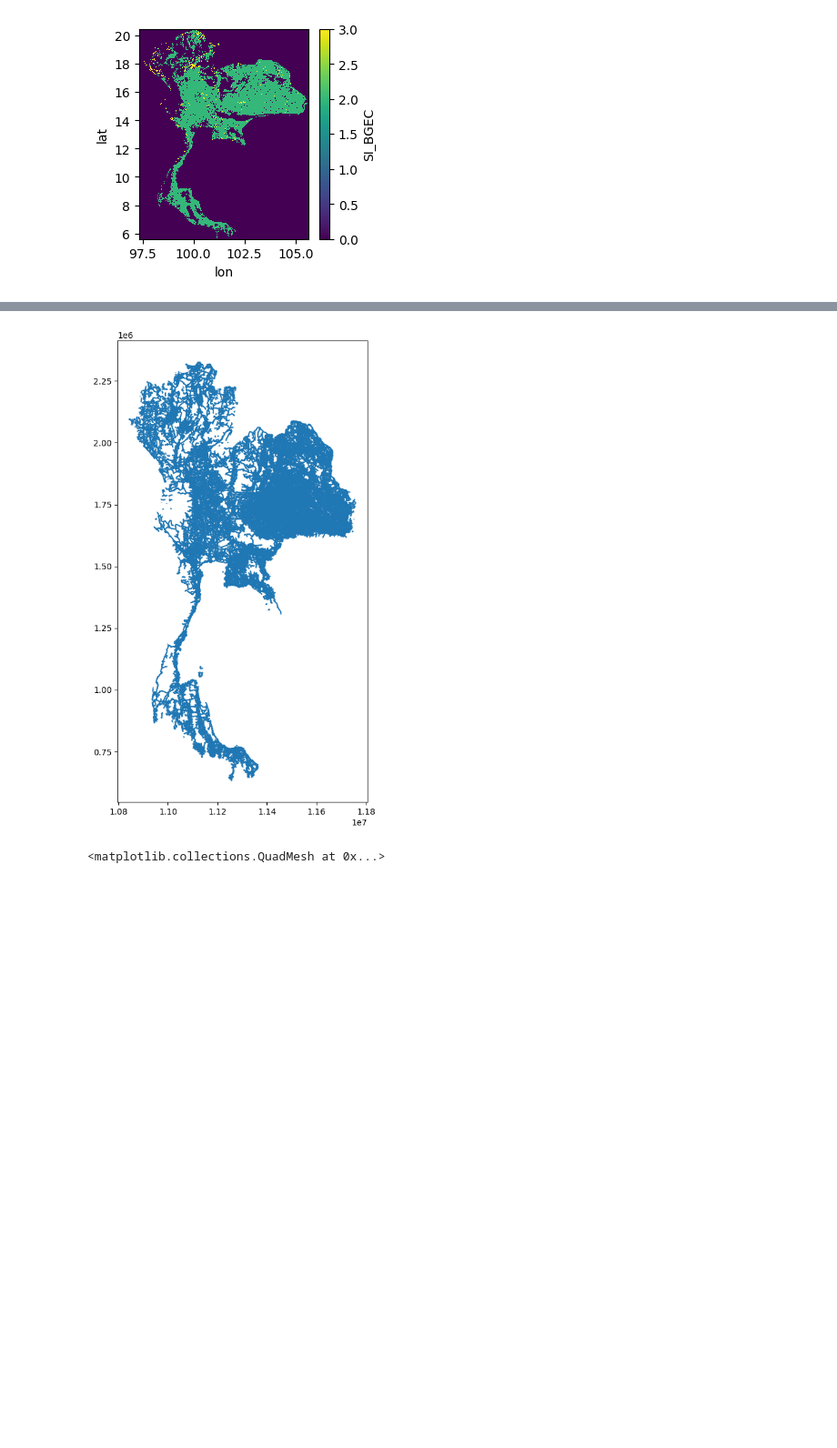
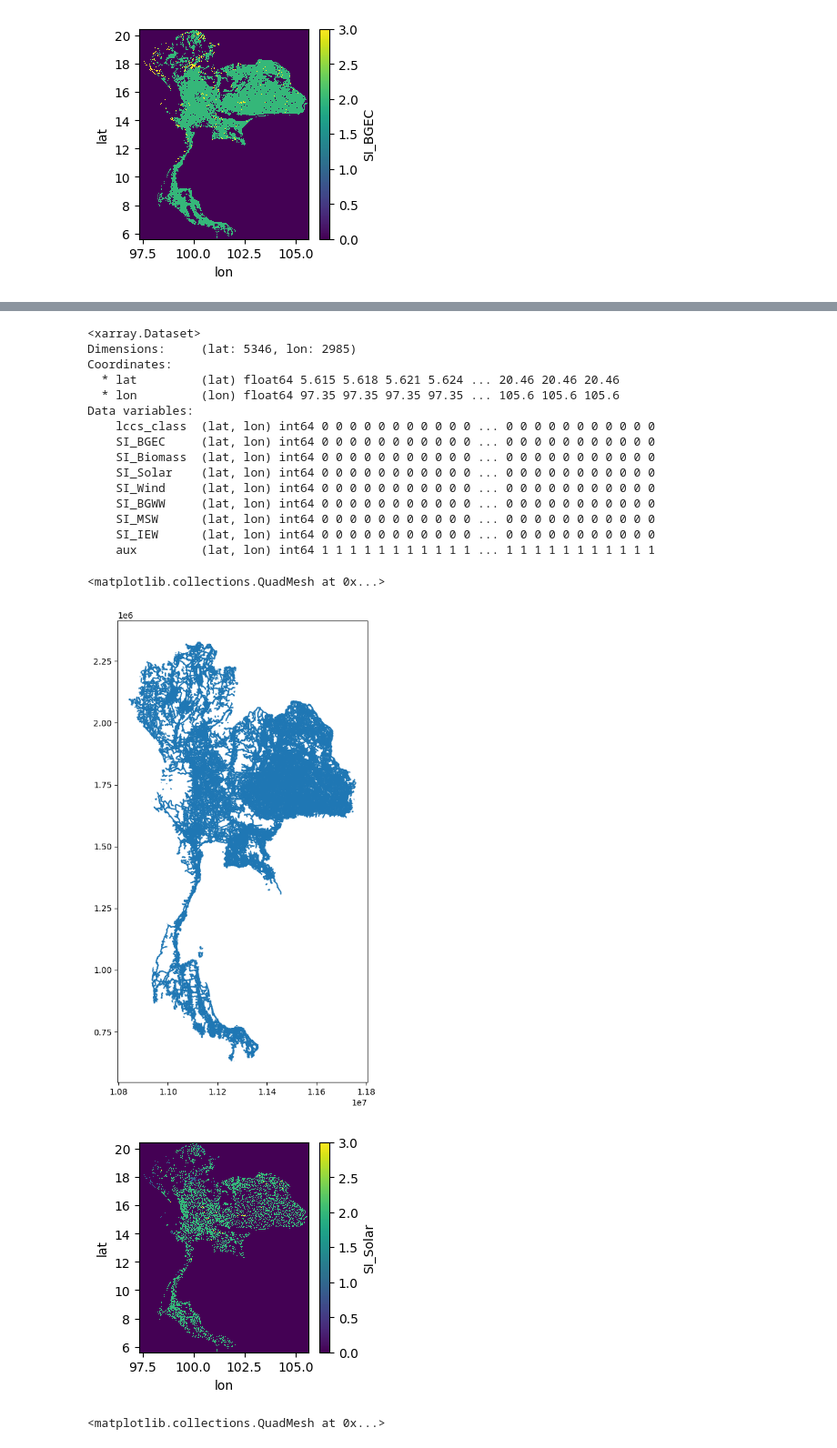
Before and after one commit to NarasetS/REPowerPlant_Siting, a Jupyter notebook: 1_SI_Landcover.ipynb, the cells around one changed output, grey strips where cells are left out. Shown at 91% size. Drawn from its saved outputs; the diff is of its cells as text; code cells hidden in the pictures; blank space fills up the shorter version.

```diff
--- a/1_SI_Landcover.ipynb
+++ b/1_SI_Landcover.ipynb
@@ -306,6 +327,7 @@ df_landuse_suitability_index_trans.reset_index(inplace=True)
 df_landuse_suitability_index['distance'] = df_landuse_suitability_index_trans['distance']
 df_landuse_suitability_index['aux'].loc[df_landuse_suitability_index['distance'] <= (lccs_resolution*2)] = 0
 
+df_landuse_suitability_index['lccs_class'] = df_landuse_suitability_index['lccs_class'] * df_landuse_suitability_index['aux']
 df_landuse_suitability_index['SI_BGEC'] = df_landuse_suitability_index['SI_BGEC'] * df_landuse_suitability_index['aux']
 df_landuse_suitability_index['SI_Biomass'] = df_landuse_suitability_index['SI_Biomass'] * df_landuse_suitability_index['aux']
 df_landuse_suitability_index['SI_Solar'] = df_landuse_suitability_index['SI_Solar'] * df_landuse_suitability_index['aux']
@@ -326,4 +356,21 @@ xr_landuse_suitability_index['SI_Solar'].plot(ax = ax,zorder = 0)
+<xarray.Dataset>
+Dimensions:     (lat: 5346, lon: 2985)
+Coordinates:
+  * lat         (lat) float64 5.615 5.618 5.621 5.624 ... 20.46 20.46 20.46
+  * lon         (lon) float64 97.35 97.35 97.35 97.35 ... 105.6 105.6 105.6
+Data variables:
+    lccs_class  (lat, lon) int64 0 0 0 0 0 0 0 0 0 0 0 ... 0 0 0 0 0 0 0 0 0 0 0
+    SI_BGEC     (lat, lon) int64 0 0 0 0 0 0 0 0 0 0 0 ... 0 0 0 0 0 0 0 0 0 0 0
+    SI_Biomass  (lat, lon) int64 0 0 0 0 0 0 0 0 0 0 0 ... 0 0 0 0 0 0 0 0 0 0 0
+    SI_Solar    (lat, lon) int64 0 0 0 0 0 0 0 0 0 0 0 ... 0 0 0 0 0 0 0 0 0 0 0
+    SI_Wind     (lat, lon) int64 0 0 0 0 0 0 0 0 0 0 0 ... 0 0 0 0 0 0 0 0 0 0 0
+    SI_BGWW     (lat, lon) int64 0 0 0 0 0 0 0 0 0 0 0 ... 0 0 0 0 0 0 0 0 0 0 0
+    SI_MSW      (lat, lon) int64 0 0 0 0 0 0 0 0 0 0 0 ... 0 0 0 0 0 0 0 0 0 0 0
+    SI_IEW      (lat, lon) int64 0 0 0 0 0 0 0 0 0 0 0 ... 0 0 0 0 0 0 0 0 0 0 0
+    aux         (lat, lon) int64 1 1 1 1 1 1 1 1 1 1 1 ... 1 1 1 1 1 1 1 1 1 1 1
+<matplotlib.collections.QuadMesh at 0x...>
 [figure]
+[figure, added]
 # %%
 fig, ax = plt.subplots(figsize=(3,3))
 xr_landuse_suitability_index['SI_BGEC'].plot(ax = ax,zorder = 0)
```
Also changed, not shown: parts of 6 cells of this notebook, 8 other files.
